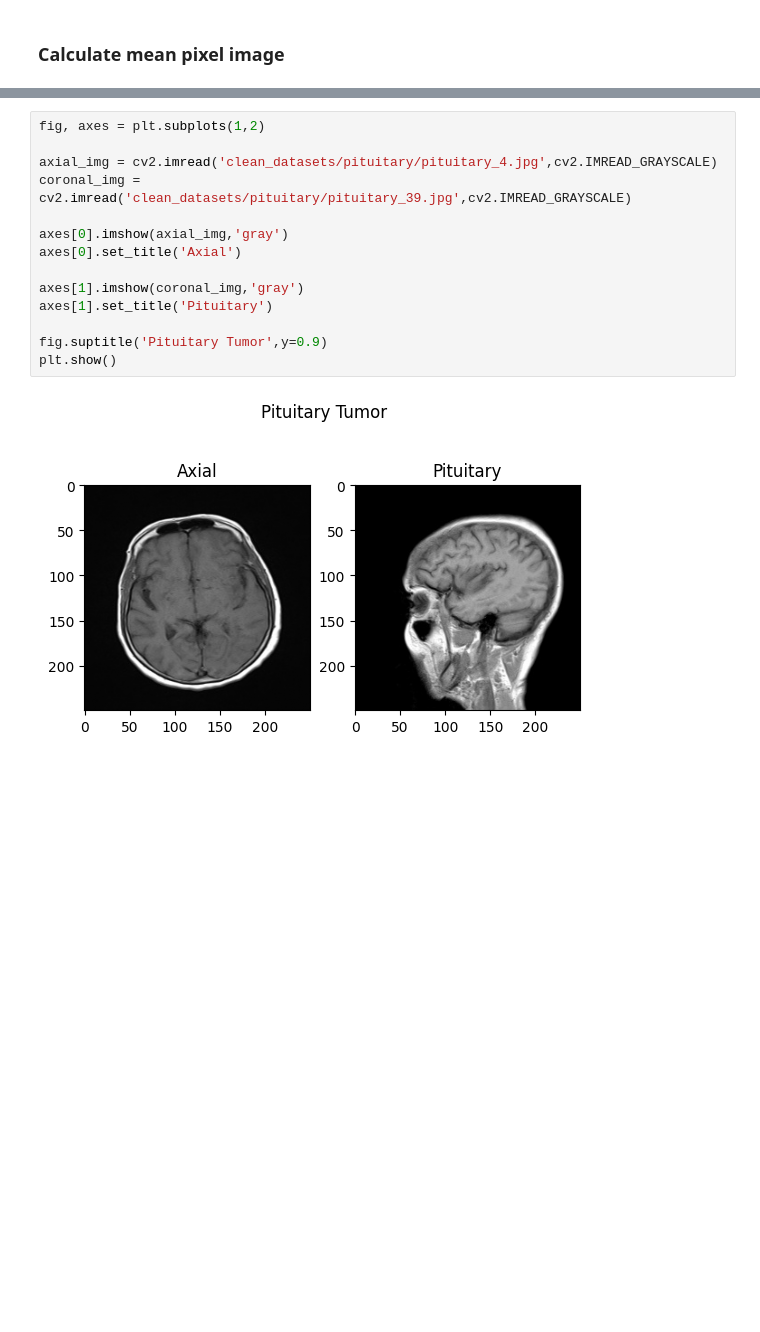
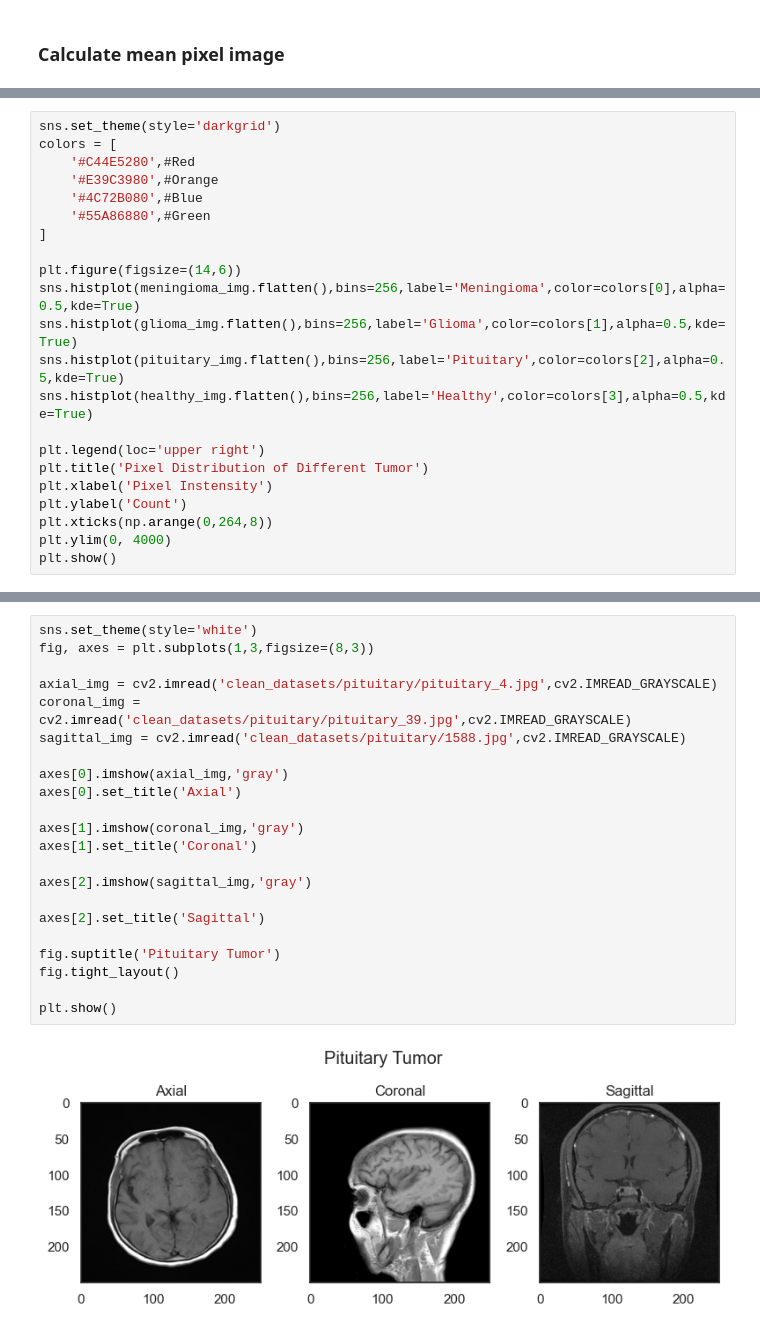
Before and after one commit to LV6LASERLOTUS/DAT490, a Jupyter notebook: eda.ipynb, the cells around one changed output, grey strips where cells are left out. Cells and saved outputs as stored; diff of their text form; blank space fills up the shorter version.

```diff
--- a/eda.ipynb
+++ b/eda.ipynb
@@ -90,0 +168,22 @@ plt.imshow(mean_img,"gray")
+# %%
+sns.set_theme(style='darkgrid')
+colors = [
+    '#C44E5280',#Red
+    '#E39C3980',#Orange
+    '#4C72B080',#Blue
+    '#55A86880',#Green
+]
+
+plt.figure(figsize=(14,6))
+sns.histplot(meningioma_img.flatten(),bins=256,label='Meningioma',color=colors[0],alpha=0.5,kde=True)
+sns.histplot(glioma_img.flatten(),bins=256,label='Glioma',color=colors[1],alpha=0.5,kde=True)
+sns.histplot(pituitary_img.flatten(),bins=256,label='Pituitary',color=colors[2],alpha=0.5,kde=True)
+sns.histplot(healthy_img.flatten(),bins=256,label='Healthy',color=colors[3],alpha=0.5,kde=True)
+
+plt.legend(loc='upper right')
+plt.title('Pixel Distribution of Different Tumor')
+plt.xlabel('Pixel Instensity')
+plt.ylabel('Count')
+plt.xticks(np.arange(0,264,8))
+plt.ylim(0, 4000)
+plt.show()
@@ -93,16 +255,24 @@ plt.imshow(mean_img,"gray")
 # %%
-fig, axes = plt.subplots(1,2)
+sns.set_theme(style='white')
+fig, axes = plt.subplots(1,3,figsize=(8,3))
 
 axial_img = cv2.imread('clean_datasets/pituitary/pituitary_4.jpg',cv2.IMREAD_GRAYSCALE)
 coronal_img = cv2.imread('clean_datasets/pituitary/pituitary_39.jpg',cv2.IMREAD_GRAYSCALE)
+sagittal_img = cv2.imread('clean_datasets/pituitary/1588.jpg',cv2.IMREAD_GRAYSCALE)
 
 axes[0].imshow(axial_img,'gray')
 axes[0].set_title('Axial')
 
 axes[1].imshow(coronal_img,'gray')
-axes[1].set_title('Pituitary')
+axes[1].set_title('Coronal')
 
-fig.suptitle('Pituitary Tumor',y=0.9)
+axes[2].imshow(sagittal_img,'gray')
+
+axes[2].set_title('Sagittal')
+
+fig.suptitle('Pituitary Tumor')
+fig.tight_layout()
+
 plt.show()
 # %% [output]
-[figure, old version]
+[figure, new version]
```
Also changed, not shown: parts of 19 cells of this notebook.
